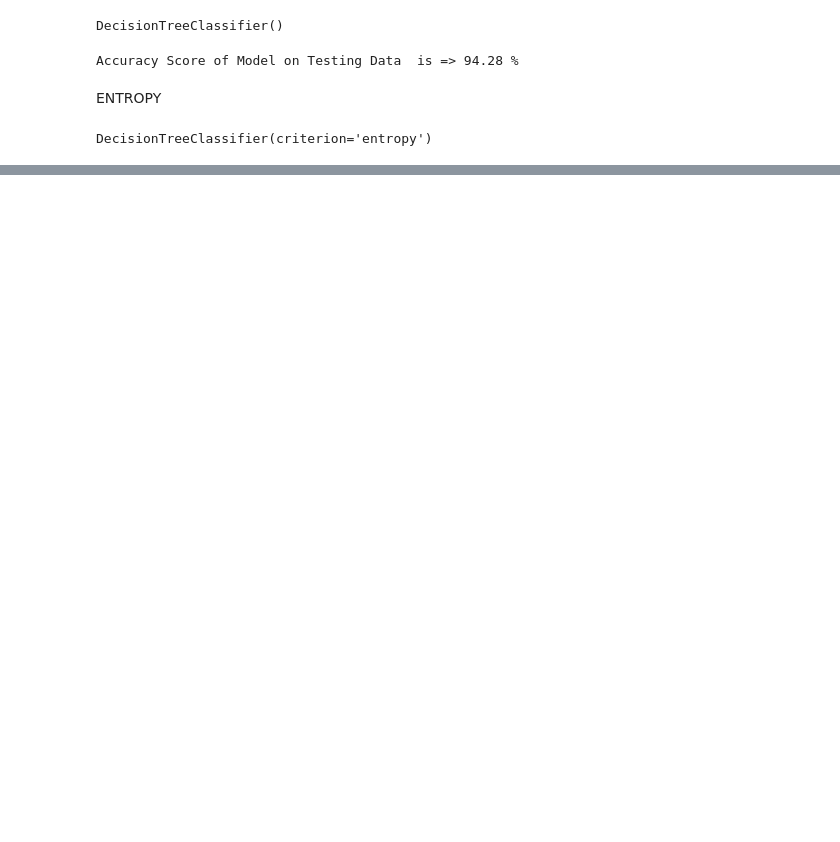
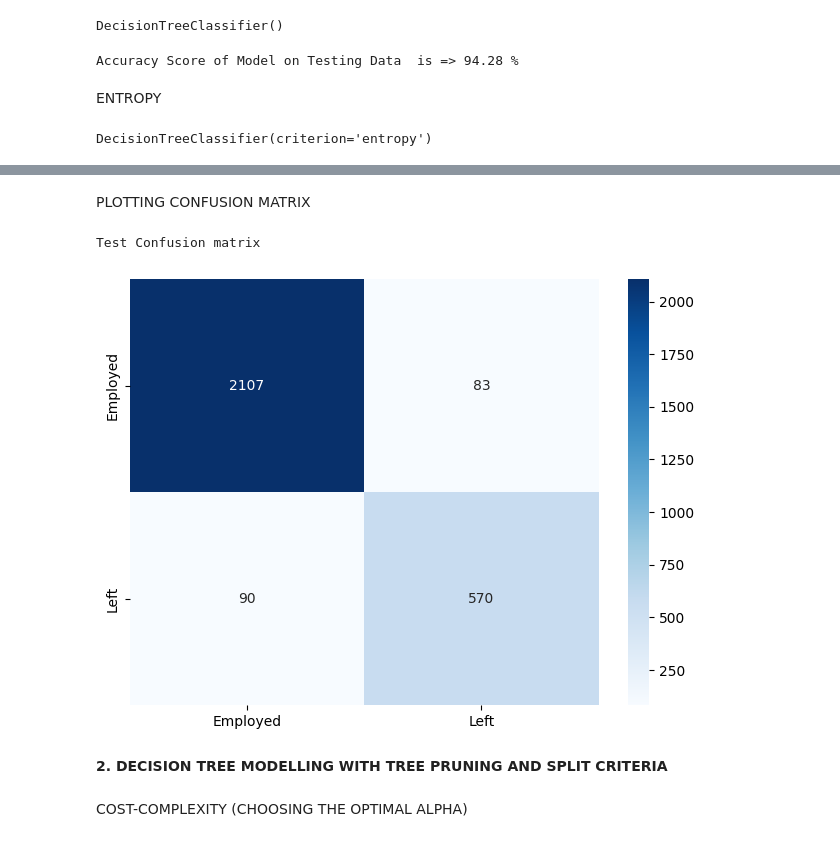
Before and after one commit to AnushkaMazumdar2/Machine_Learning, a Jupyter notebook: 2348505_Lab7.ipynb, the cells around one changed output, grey strips where cells are left out. Drawn from its saved outputs; the diff is of its cells as text; code cells hidden in the pictures; blank space fills up the shorter version.

```diff
--- a/2348505_Lab7.ipynb
+++ b/2348505_Lab7.ipynb
@@ -194,18 +213,18 @@ GINI
 # %%
-dtree = DecisionTreeClassifier(criterion='gini',splitter='best')
-dtree.fit(x_train,y_train)
+dtreeg = DecisionTreeClassifier(criterion='gini',splitter='best')
+dtreeg.fit(x_train,y_train)
 # %% [output]
 DecisionTreeClassifier()
 # %%
-y_test_pred = dtree.predict(x_test)
-print("Accuracy Score of Model on Testing Data  is =>",round(accuracy_score(y_test,y_test_pred)*100,2),"%")
+y_test_pred_g = dtreeg.predict(x_test)
+print("Accuracy Score of Model on Testing Data  is =>",round(accuracy_score(y_test,y_test_predg)*100,2),"%")
 # %% [output]
 Accuracy Score of Model on Testing Data  is => 94.28 %
 # %% [markdown]
 ENTROPY
 # %%
-dtree = DecisionTreeClassifier(criterion='entropy',splitter='best')
-dtree.fit(x_train,y_train)
+dtree_e = DecisionTreeClassifier(criterion='entropy',splitter='best')
+dtree_e.fit(x_train,y_train)
 # %% [output]
 DecisionTreeClassifier(criterion='entropy')
 # %%
@@ -242,3 +246,22 @@ dot_data = tree.export_graphviz(dtree, out_file=None,
 graphviz.Source(dot_data, format="png")
 # %% [output]
 [drawing not drawn]
+# %% [markdown]
+PLOTTING CONFUSION MATRIX
+# %%
+def plot_confusionmatrix(y_train_pred,y_train,dom):
+    print(f'{dom} Confusion matrix')
+    cf = confusion_matrix(y_train_pred,y_train)
+    sns.heatmap(cf,annot=True,yticklabels=['Employed','Left']
+               ,xticklabels=['Employed','Left'],cmap='Blues', fmt='g')
+    plt.tight_layout()
+    plt.show()
+# %%
+plot_confusionmatrix(y_test_pred_g,y_test,dom='Test')
+# %% [output]
+Test Confusion matrix
+[figure, added]
+# %% [markdown]
+**2. DECISION TREE MODELLING WITH TREE PRUNING AND SPLIT CRITERIA**
+# %% [markdown]
+COST-COMPLEXITY (CHOOSING THE OPTIMAL ALPHA)
```
Also changed, not shown: parts of 50 cells of this notebook.
